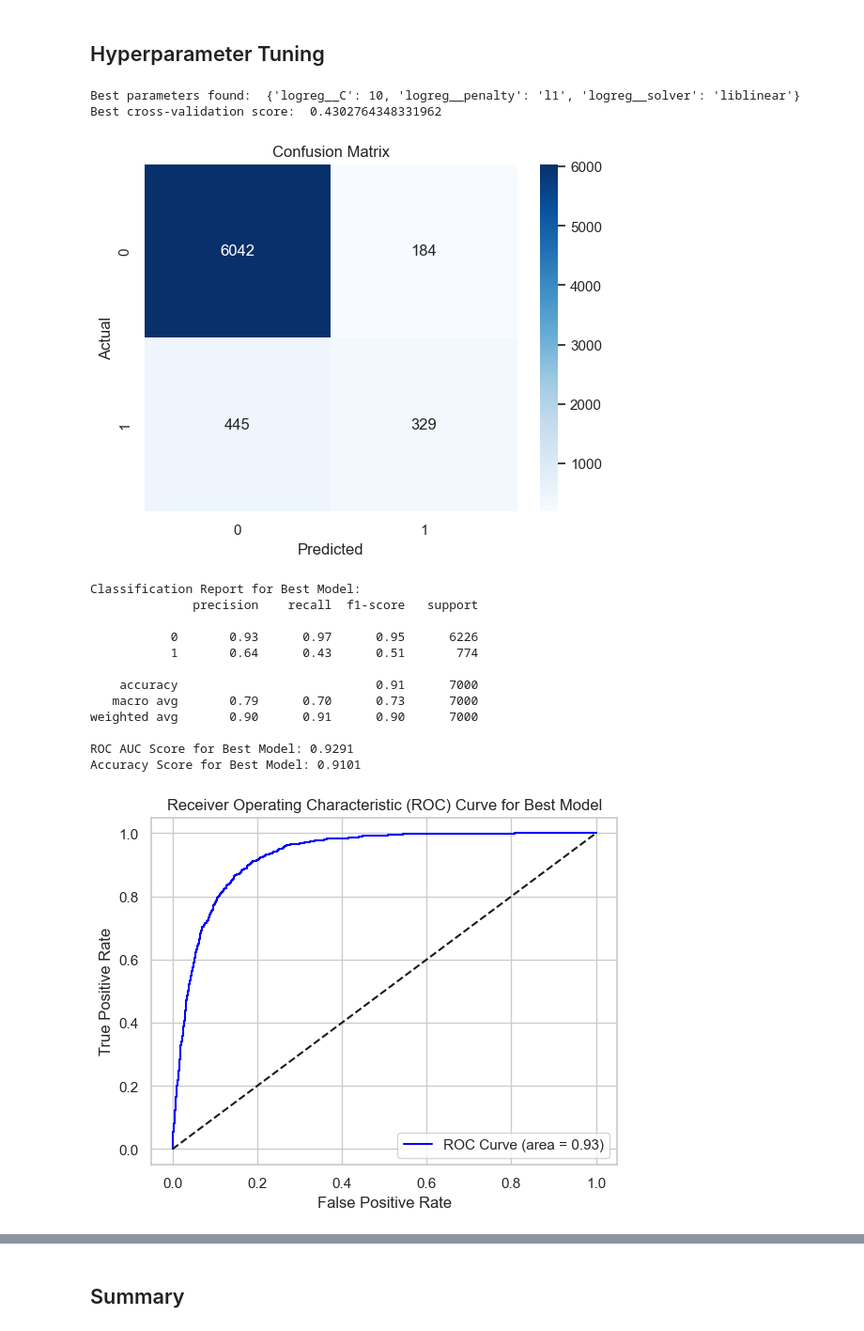
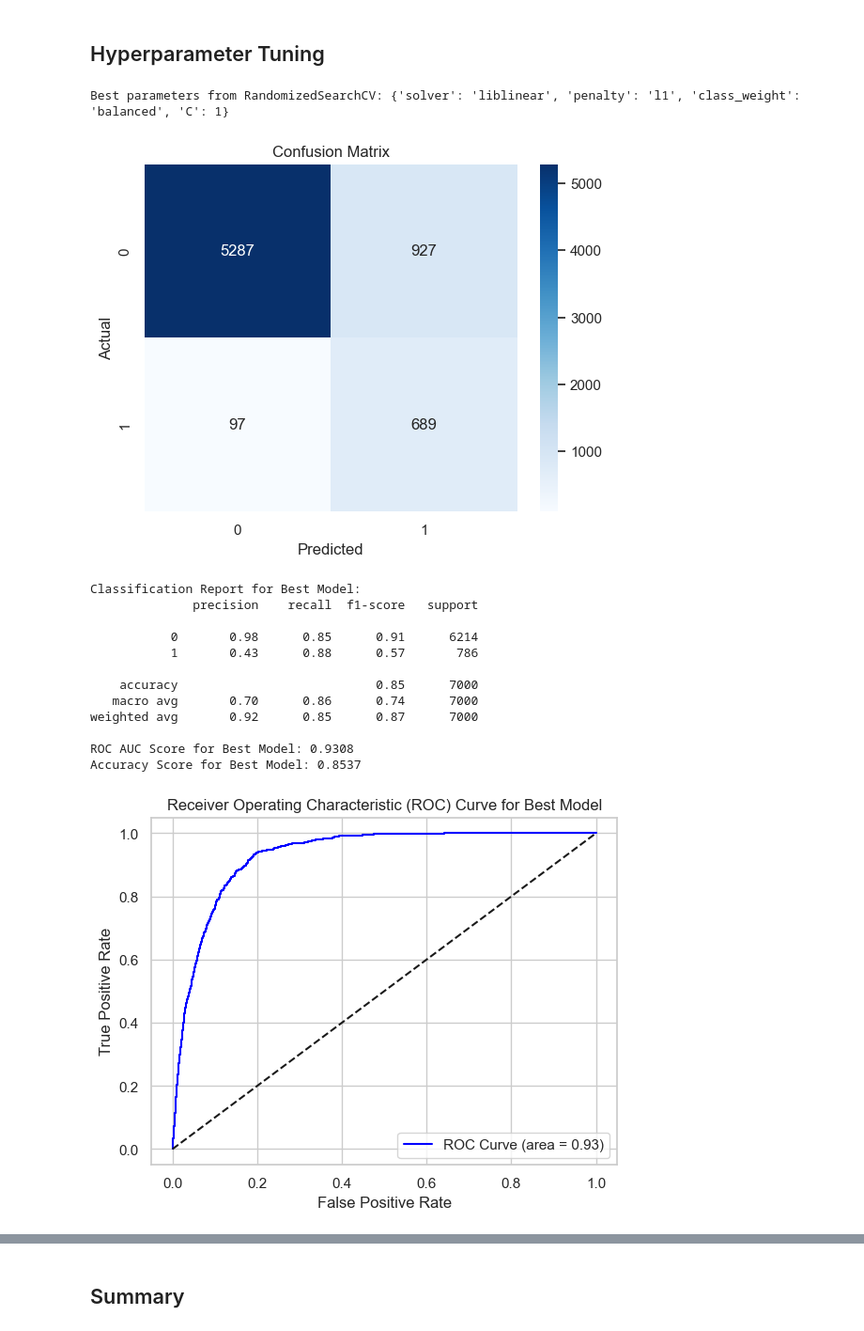
Before and after one commit to rickyjcg22/sales_success_prediction, a Jupyter notebook: model_logreg.ipynb, the cells around one changed output, grey strips where cells are left out. Shown: that part at 94% size. Saved outputs shown, nothing was run; the diff lists cells and outputs as text; code cells hidden in the pictures.

Commit message:
New model updates

```diff
--- a/model_logreg.ipynb
+++ b/model_logreg.ipynb
@@ -45,7 +45,7 @@ print(f"Features shape: {X.shape}")
 print(f"Target shape: {y.shape}")
 
 # Split the dataset into training and testing sets
-X_train, X_test, y_train, y_test = train_test_split(X, y, test_size=0.2, random_state=42)
+X_train, X_test, y_train, y_test = train_test_split(X, y, test_size=0.2, random_state=42, stratify=y)
 # %% [output]
 Features shape: (34997, 25)
 Target shape: (34997, 1)
@@ -53,6 +53,11 @@ Target shape: (34997, 1)
 ## Modeling
 # %%
 # Model training
-logreg = LogisticRegression(max_iter=1000, random_state=42)
+logreg = LogisticRegression(
+    random_state=42,
+    max_iter=1000,
+    n_jobs=-1
+    )
+
 logreg.fit(X_train, y_train.values.ravel())
 # %% [output]
@@ -112,76 +124,79 @@ plt.show()
 # %% [markdown]
 ## Hyperparameter Tuning
 # %%
-# Feature SSscaling and Grid search for hyperparameter tuning
-pipe = Pipeline([
-    ('scaler', StandardScaler()),
-    ('logreg', LogisticRegression(max_iter=10000, random_state=42))
-])
+# Model training with hyperparameter tuning using RandomizedSearchCV
+logreg_cv = LogisticRegression(
+    random_state=42,
+    max_iter=1000,
+    n_jobs=-1
+)
 
-param_grid = {
-    'logreg__C': [0.01, 0.1, 1, 10],
-    'logreg__penalty': ['l1','l2'],
-    'logreg__solver': ['lbfgs', 'liblinear']
+param_dist = {
+    'C': [0.01, 1, 100],
+    'penalty': ['l1', 'l2'],
+    'solver': ['liblinear', 'saga'],
+    'class_weight': [None, 'balanced']
 }
 
-grid = GridSearchCV(
-    estimator=pipe,
-    param_grid=param_grid,
-    cv=5,
-    scoring='recall',
-    n_jobs=-1)
+logreg_cv = RandomizedSearchCV(
+    estimator=logreg,
+    param_distributions=param_dist,
+    n_iter=10,
+    scoring='roc_auc',
+    cv=5
+)
 
-grid.fit(X_train, y_train.values.ravel())
-print("Best parameters found: ", grid.best_params_)
-print("Best cross-validation score: ", grid.best_score_)
+logreg_cv.fit(X_train, y_train.values.ravel())
+
+# Best parameters from grid search
+print(f"Best parameters from RandomizedSearchCV: {logreg_cv.best_params_}")
 
 # Evaluate the best model from grid search
-best_model = grid.best_estimator_
+best_model = logreg_cv.best_estimator_
 y_pred_best = best_model.predict(X_test)
 
 # Confusion matrix for the best model
 cm = confusion_matrix(y_test, y_pred_best)
 sns.heatmap(cm, annot=True, fmt='d', cmap='Blues')
 plt.title('Confusion Matrix')
 plt.xlabel('Predicted')
 plt.ylabel('Actual')
 plt.show()
 
 # Classification report for the best model
 print("Classification Report for Best Model:")
 print(classification_report(y_test, y_pred_best))
 
 # ROC AUC Score for the best model
 roc_auc_best = roc_auc_score(y_test, best_model.predict_proba(X_test)[:, 1])
 print(f"ROC AUC Score for Best Model: {roc_auc_best:.4f}")
 
 # Accuracy Score for the best model
 accuracy_best = accuracy_score(y_test, y_pred_best)
 print(f"Accuracy Score for Best Model: {accuracy_best:.4f}")
 
 # Plot ROC Curve for the best model
 fpr_best, tpr_best, thresholds_best = roc_curve(y_test, best_model.predict_proba(X_test)[:, 1])
 plt.plot(fpr_best, tpr_best, color='blue', label='ROC Curve (area = {:.2f})'.format(roc_auc_best))
 plt.plot([0, 1], [0, 1], color='k', linestyle='--')
 plt.xlabel('False Positive Rate')
 plt.ylabel('True Positive Rate')
 plt.title('Receiver Operating Characteristic (ROC) Curve for Best Model')
 plt.legend(loc='lower right')
 plt.show()
 # %% [output]
-Best parameters found:  {'logreg__C': 10, 'logreg__penalty': 'l1', 'logreg__solver': 'liblinear'}
-Best cross-validation score:  0.4302764348331962
+Best parameters from RandomizedSearchCV: {'solver': 'liblinear', 'penalty': 'l1', 'class_weight': 'balanced', 'C': 1}
-[figure, old version]
+[figure, new version]
 Classification Report for Best Model:
               precision    recall  f1-score   support
 
-           0       0.93      0.97      0.95      6226
-           1       0.64      0.43      0.51       774
+           0       0.98      0.85      0.91      6214
+           1       0.43      0.88      0.57       786
 
-    accuracy                           0.91      7000
-   macro avg       0.79      0.70      0.73      7000
-weighted avg       0.90      0.91      0.90      7000
+    accuracy                           0.85      7000
+   macro avg       0.70      0.86      0.74      7000
+weighted avg       0.92      0.85      0.87      7000
 
-ROC AUC Score for Best Model: 0.9291
-Accuracy Score for Best Model: 0.9101
+ROC AUC Score for Best Model: 0.9308
+Accuracy Score for Best Model: 0.8537
-[figure, old version]
+[figure, new version]
```
Also changed, not shown: parts of 13 cells of this notebook, 2 other files.
